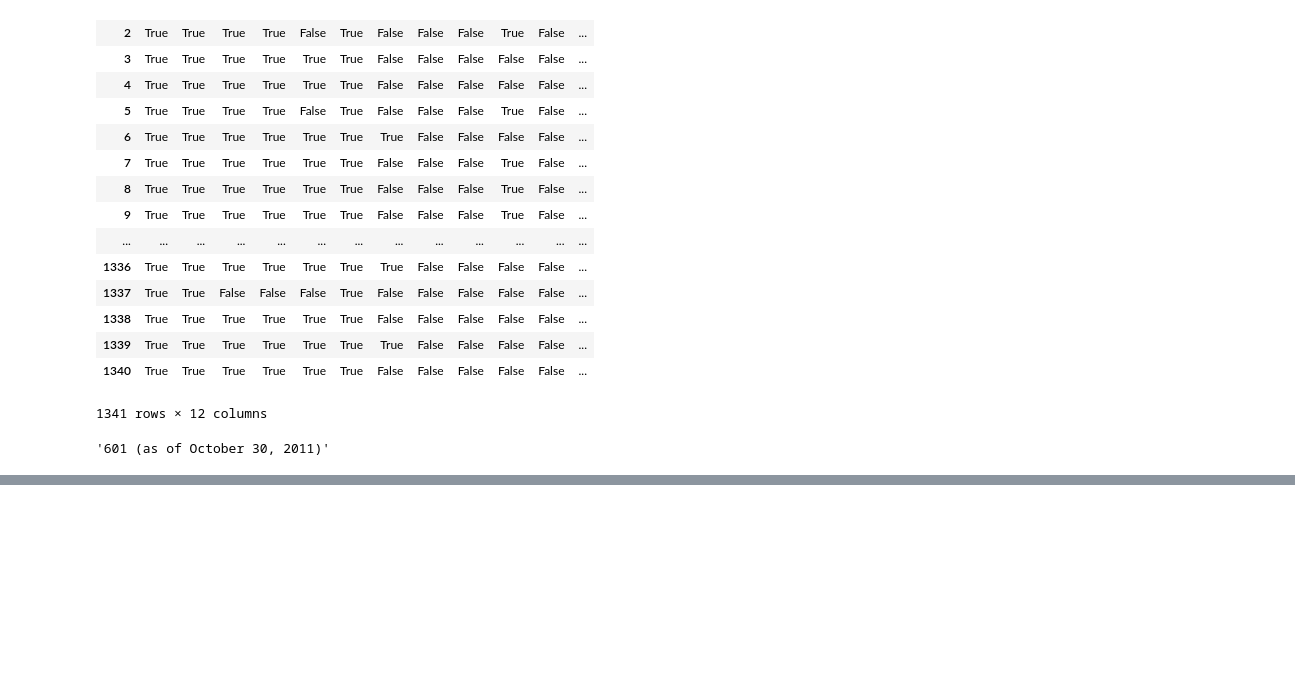
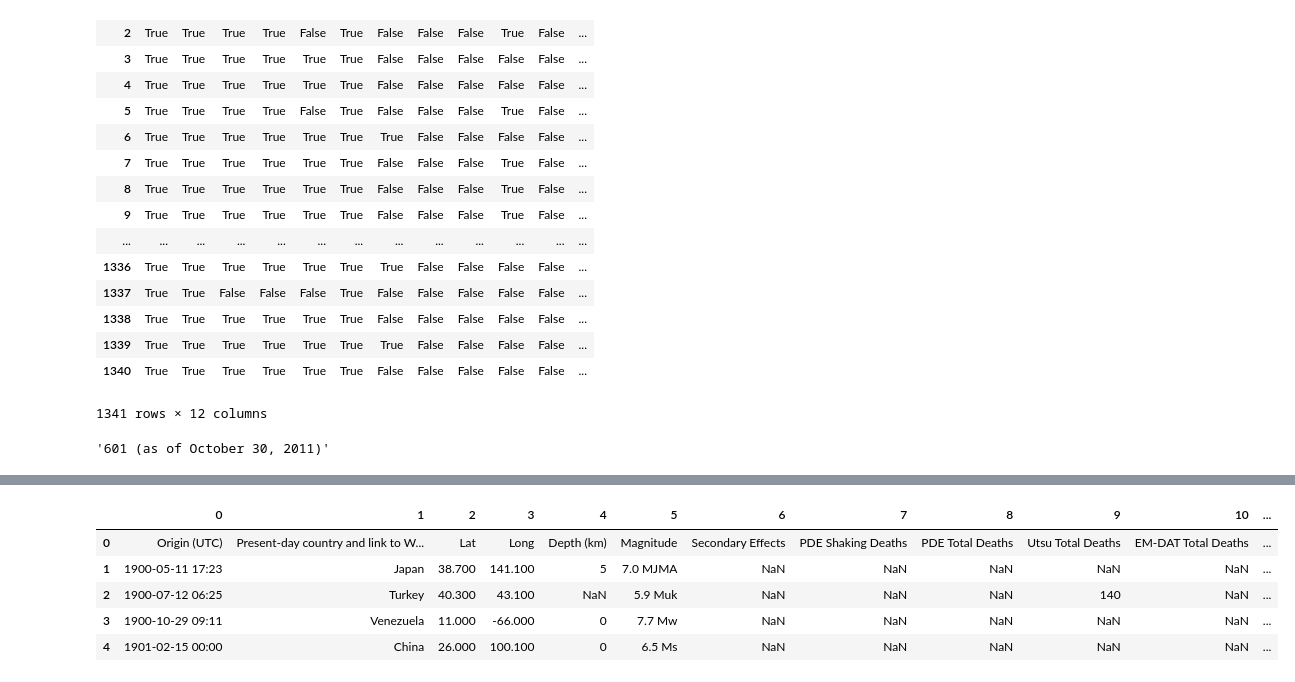
Before and after one commit to Cjcarlevato/data-question-3-earthquakes-the-dream-crushers, a Jupyter notebook: EarthquakeUWN.ipynb, the cells around one changed output, grey strips where cells are left out. Cells and saved outputs as stored; diff of their text form; code cells hidden in the pictures; blank space fills up the shorter version.

```diff
--- a/EarthquakeUWN.ipynb
+++ b/EarthquakeUWN.ipynb
@@ -177,0 +261,2 @@ df.iloc[1340,-1]
+# %%
+df.iloc[:,11]=pd.to_numeric(df.iloc[:,11],errors='coerce')
@@ -177,0 +267,9 @@ df.iloc[1340,-1]
+# %%
+df.head()
+# %% [output]
+|  | 0 | 1 | 2 | 3 | 4 | 5 | 6 | 7 | 8 | 9 | 10 | ... |
+| 0 | Origin (UTC) | Present-day country and link to W... | Lat | Long | Depth (km) | Magnitude | Secondary Effects | PDE Shaking Deaths | PDE Total Deaths | Utsu Total Deaths | EM-DAT Total Deaths | ... |
+| 1 | 1900-05-11 17:23 | Japan | 38.700 | 141.100 | 5 | 7.0 MJMA | NaN | NaN | NaN | NaN | NaN | ... |
+| 2 | 1900-07-12 06:25 | Turkey | 40.300 | 43.100 | NaN | 5.9 Muk | NaN | NaN | NaN | 140 | NaN | ... |
+| 3 | 1900-10-29 09:11 | Venezuela | 11.000 | -66.000 | 0 | 7.7 Mw | NaN | NaN | NaN | NaN | NaN | ... |
+| 4 | 1901-02-15 00:00 | China | 26.000 | 100.100 | 0 | 6.5 Ms | NaN | NaN | NaN | NaN | NaN | ... |
```
Also changed, not shown: parts of 36 cells of this notebook, 2 other files.
